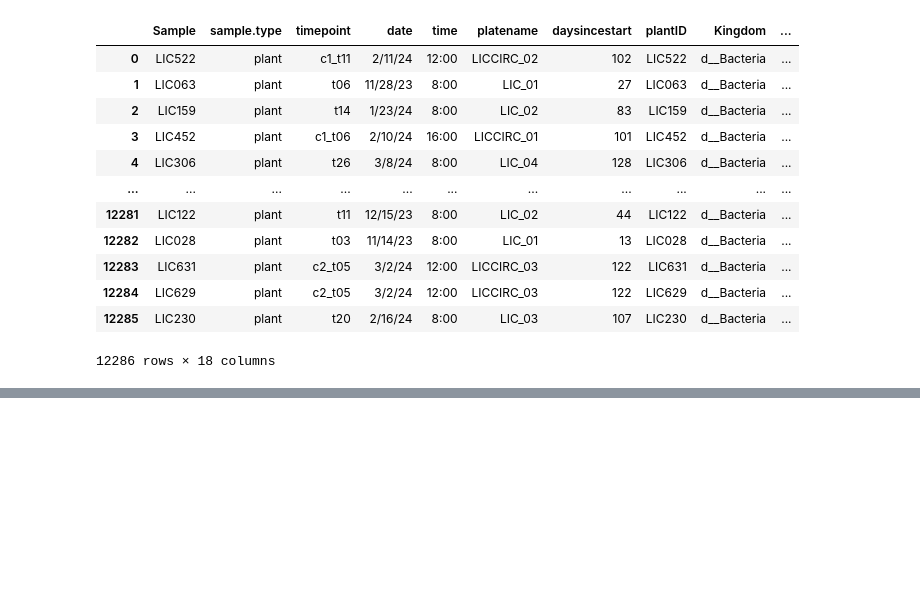
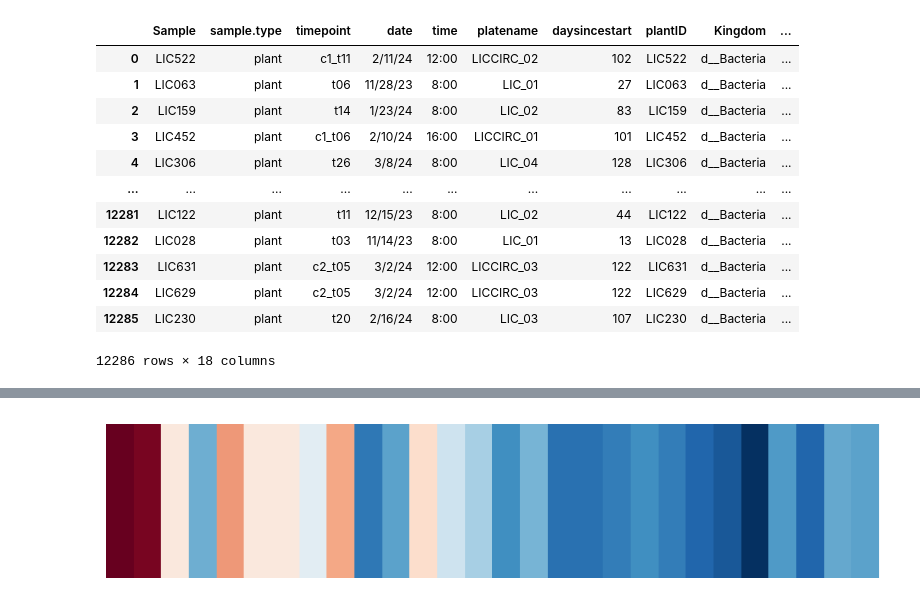
Before and after one commit to mikepassal/Outdoor_microbiome, a Jupyter notebook: Local_analysis/Analysis_post_Luke_talk/Bacterial_core_species/identify_core_species.ipynb, the cells around one changed output, grey strips where cells are left out. Cells and saved outputs as stored; diff of their text form; code cells hidden in the pictures; blank space fills up the shorter version.

```diff
--- a/Local_analysis/Analysis_post_Luke_talk/Bacterial_core_species/identify_core_species.ipynb
+++ b/Local_analysis/Analysis_post_Luke_talk/Bacterial_core_species/identify_core_species.ipynb
@@ -45,0 +387,3 @@ long_term_microbiome
+# %%
+species_core_results = core_results["Species"]["all"]
+species_core_results
@@ -45,0 +404,3 @@ long_term_microbiome
+# %%
+rare_species = species_core_results.loc[species_core_results["prevalence"] < 0.1]
+rare_species
@@ -45,0 +465,8 @@ long_term_microbiome
+# %%
+long_run_data = rare_species_by_timepoint.loc[
+    ~rare_species_by_timepoint["timepoint"].str.contains("_")
+]
+long_run_data["timepoint plotter"] = (
+    long_run_data["timepoint"].str.strip("t").astype(int)
+)
+long_run_data
@@ -45,0 +496,15 @@ long_term_microbiome
+# %%
+data = long_run_data["n_rare_occurrences"].to_numpy()
+
+fig, ax = plt.subplots(figsize=(10, 2))
+
+# Create the stripes using imshow
+# cmap='RdBu_r' is the standard blue-to-red climate palette
+img = ax.imshow(data[np.newaxis, :], cmap="RdBu_r", aspect="auto")
+
+# Remove axes for the clean "stripes" look
+ax.set_axis_off()
+
+plt.show()
+# %% [output]
+[figure, added]
```
Also changed, not shown: parts of 16 cells of this notebook.
